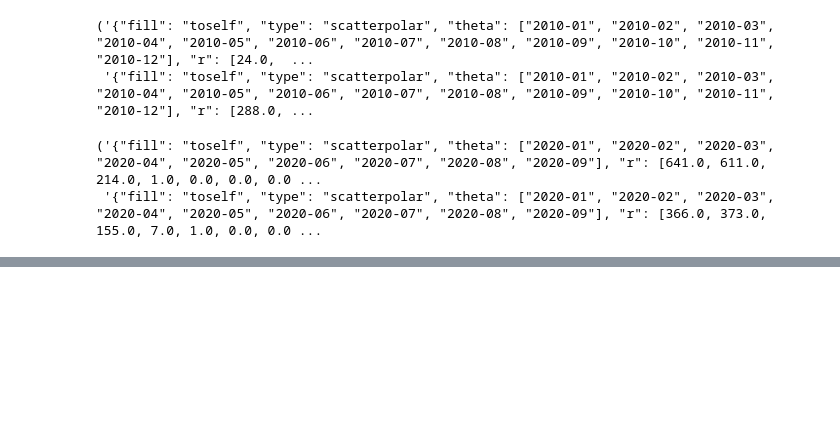
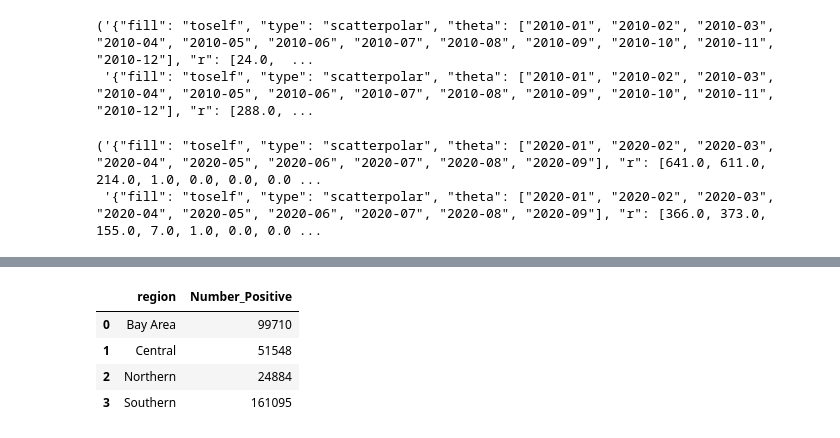
Before and after one commit to sanchezis/08MBID-Visualizacion-de-Datos, a Jupyter notebook: 08MBID_TP_GoogleColab.ipynb, the cells around one changed output, grey strips where cells are left out. Cells and saved outputs as stored; diff of their text form; code cells hidden in the pictures; blank space fills up the shorter version.

```diff
--- a/08MBID_TP_GoogleColab.ipynb
+++ b/08MBID_TP_GoogleColab.ipynb
@@ -403,0 +457,10 @@ json.dumps({
+# %%
+df = clinical_health_groupby_date_region_virus.groupby(['region']).agg({'Number_Positive':'sum'}) \
+    .reset_index()
+df
+# %% [output]
+|  | region | Number_Positive |
+| 0 | Bay Area | 99710 |
+| 1 | Central | 51548 |
+| 2 | Northern | 24884 |
+| 3 | Southern | 161095 |
```
Also changed, not shown: parts of 11 cells of this notebook.
